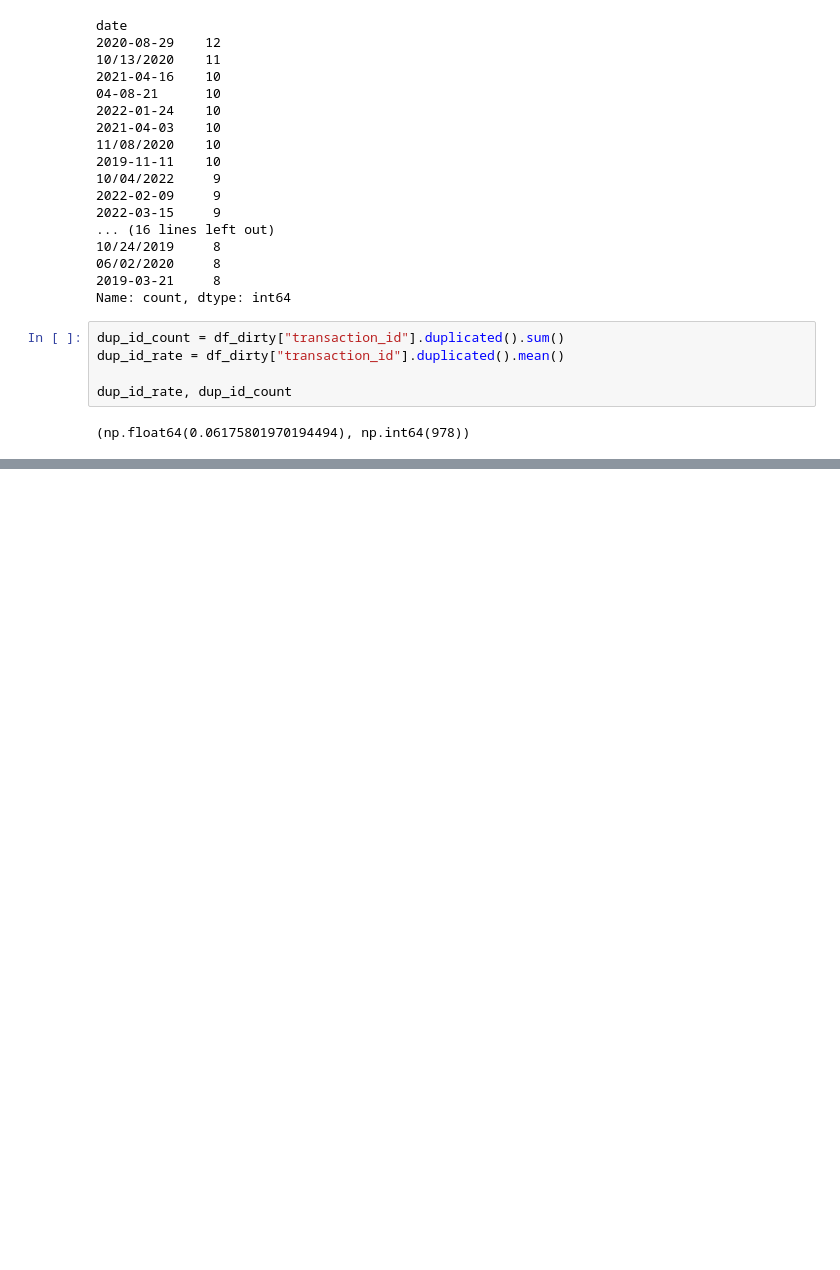
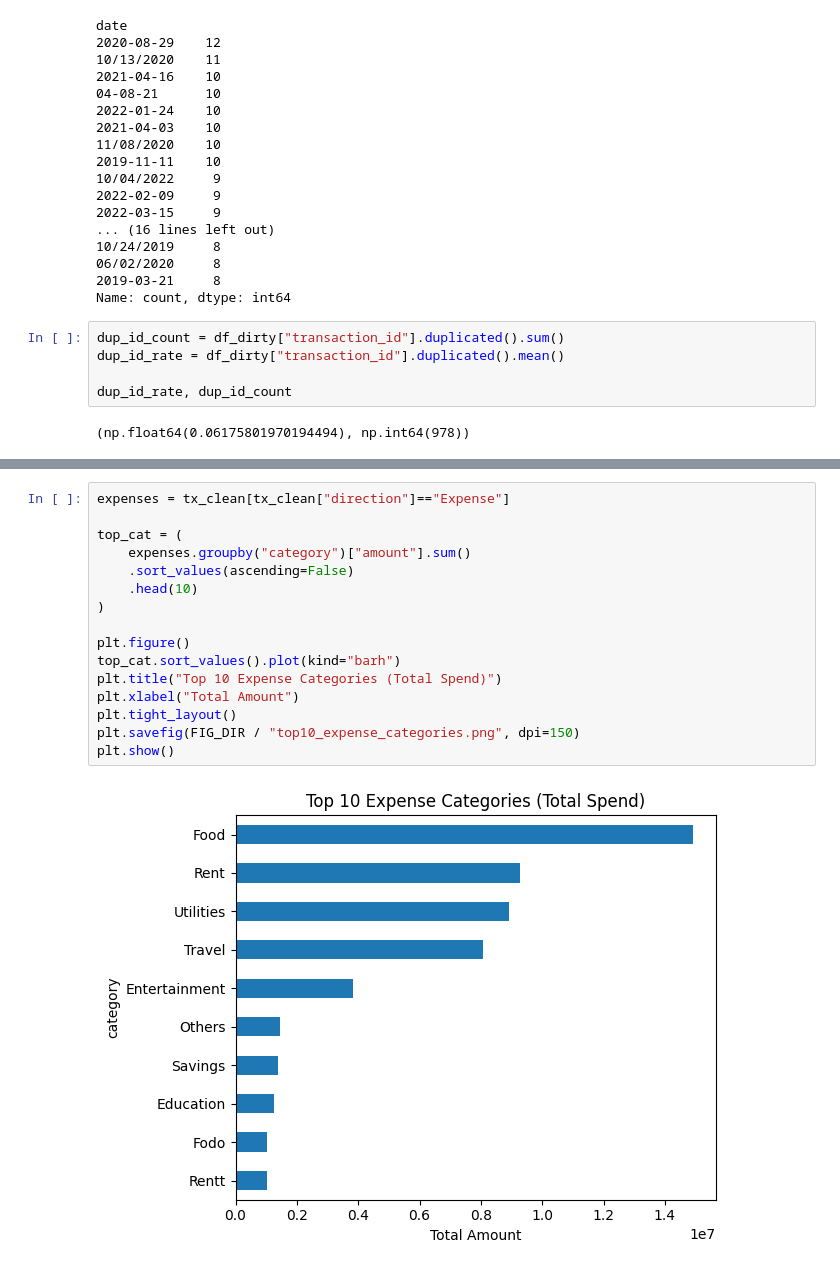
Before and after one commit to Sankar16/spend-sense, a Jupyter notebook: notebooks/01_eda.ipynb, the cells around one changed output, grey strips where cells are left out. Saved outputs shown, nothing was run; the diff lists cells and outputs as text; blank space fills up the shorter version.

```diff
--- a/notebooks/01_eda.ipynb
+++ b/notebooks/01_eda.ipynb
@@ -189,0 +493,18 @@ df_dirty[df_dirty["transaction_id"].duplicated(keep=False)]\
+# %%
+expenses = tx_clean[tx_clean["direction"]=="Expense"]
+
+top_cat = (
+    expenses.groupby("category")["amount"].sum()
+    .sort_values(ascending=False)
+    .head(10)
+)
+
+plt.figure()
+top_cat.sort_values().plot(kind="barh")
+plt.title("Top 10 Expense Categories (Total Spend)")
+plt.xlabel("Total Amount")
+plt.tight_layout()
+plt.savefig(FIG_DIR / "top10_expense_categories.png", dpi=150)
+plt.show()
+# %% [output]
+[figure, added]
```
Also changed, not shown: parts of 16 cells of this notebook.
